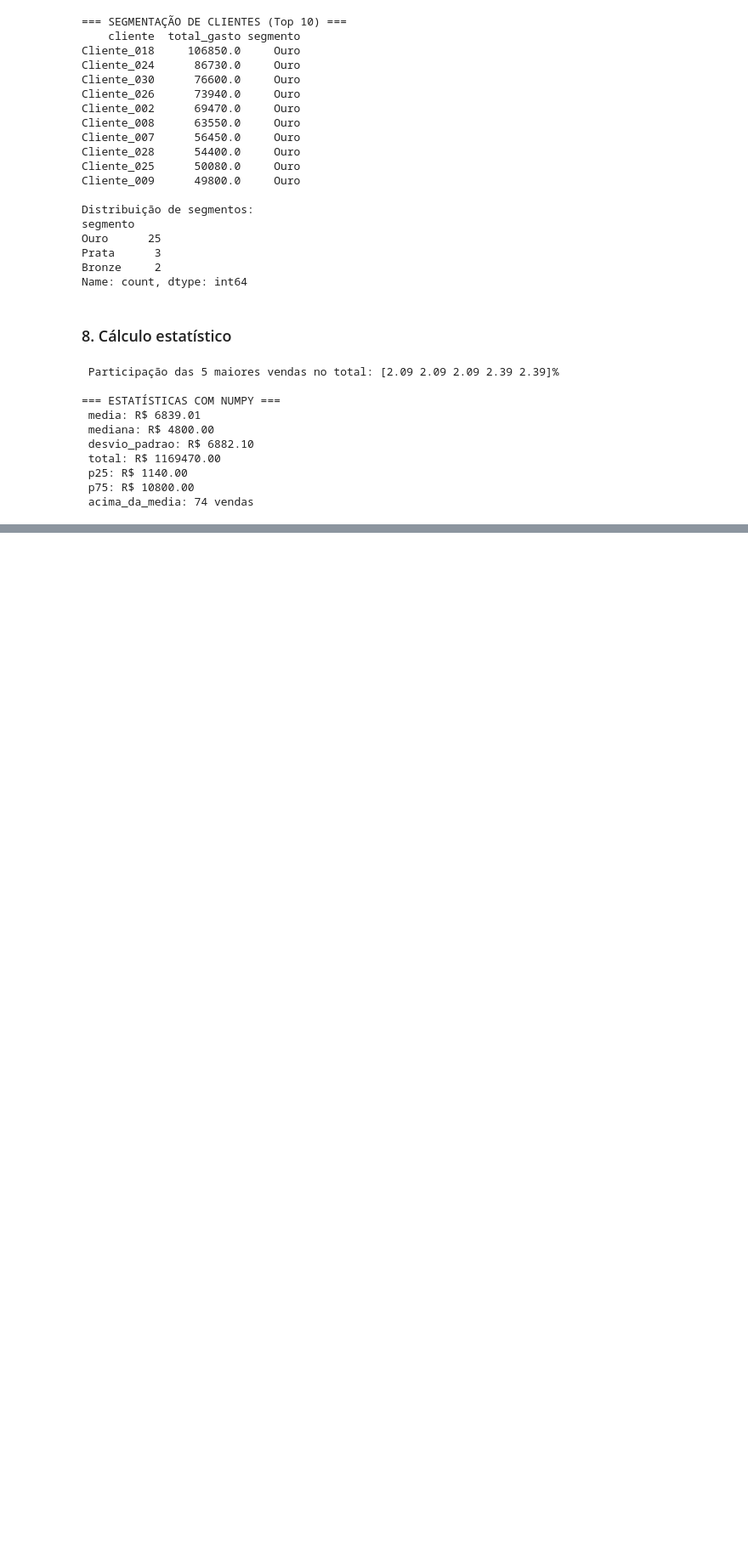
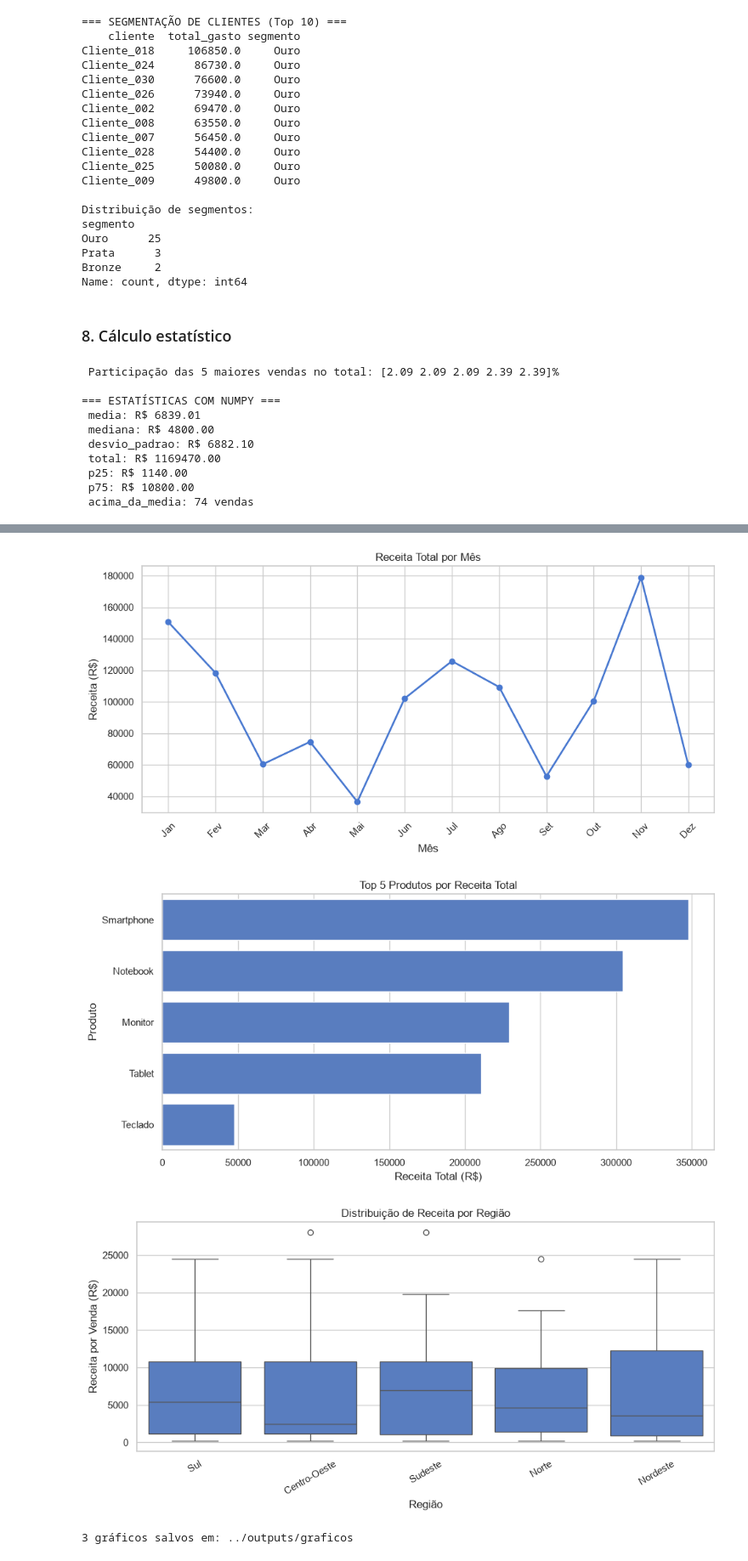
Before and after one commit to mariojunior150/Mini-Projeto-Avaliativo-M1, a Jupyter notebook: notebooks/dataview.ipynb, the cells around one changed output, grey strips where cells are left out. Shown at 85% size. Saved outputs shown, nothing was run; the diff lists cells and outputs as text; code cells hidden in the pictures; blank space fills up the shorter version.

Commit message:
envio dos gráficos, versao 8 do notebook

```diff
--- a/notebooks/dataview.ipynb
+++ b/notebooks/dataview.ipynb
@@ -430,0 +479,9 @@ stats = calcular_estatisticas_numpy(df)
+# %%
+# gerando visualizações com gráfico
+
+gerar_visualizacoes(df, metricas)
+# %% [output]
+[figure, added]
+[figure, added]
+[figure, added]
+3 gráficos salvos em: ../outputs/graficos
```
Also changed, not shown: parts of 6 cells of this notebook, 3 other files.
